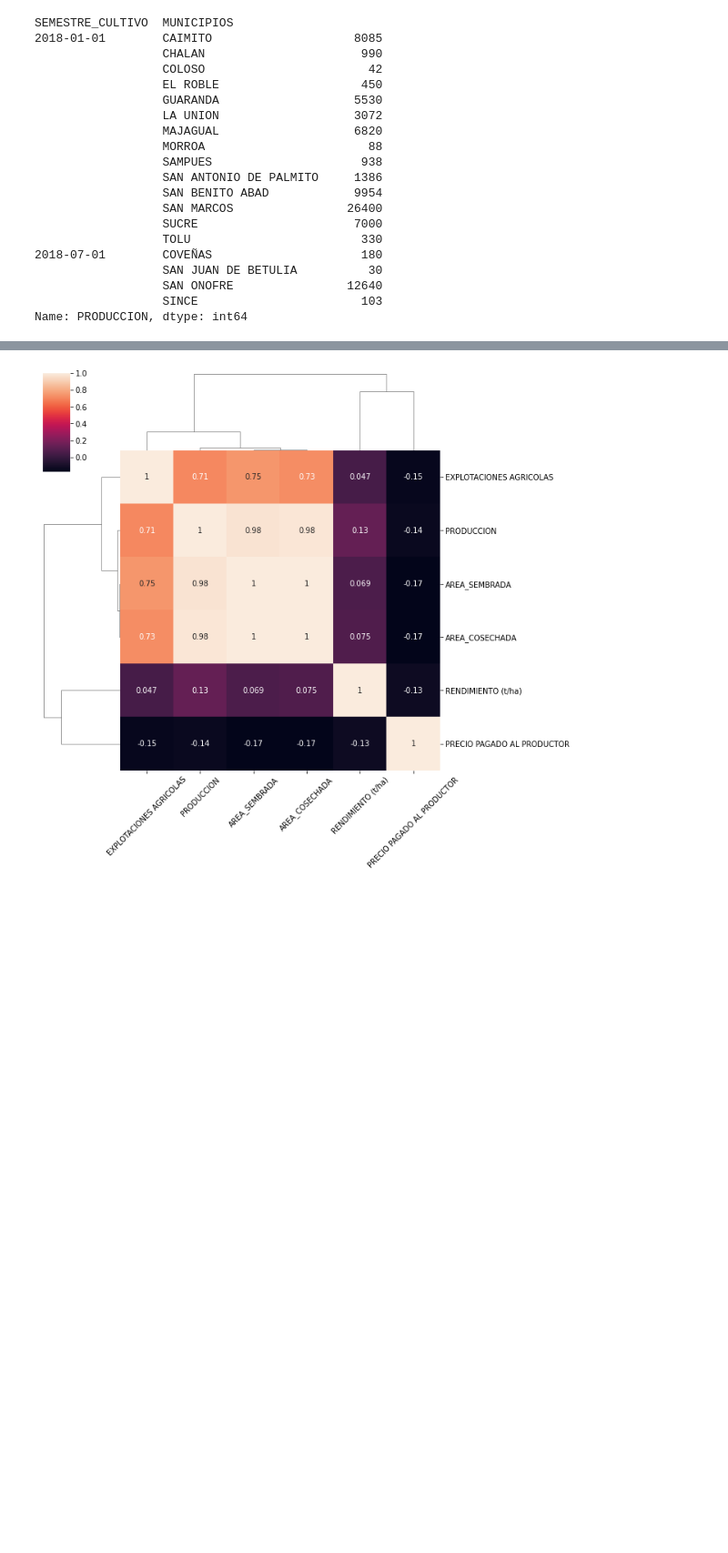
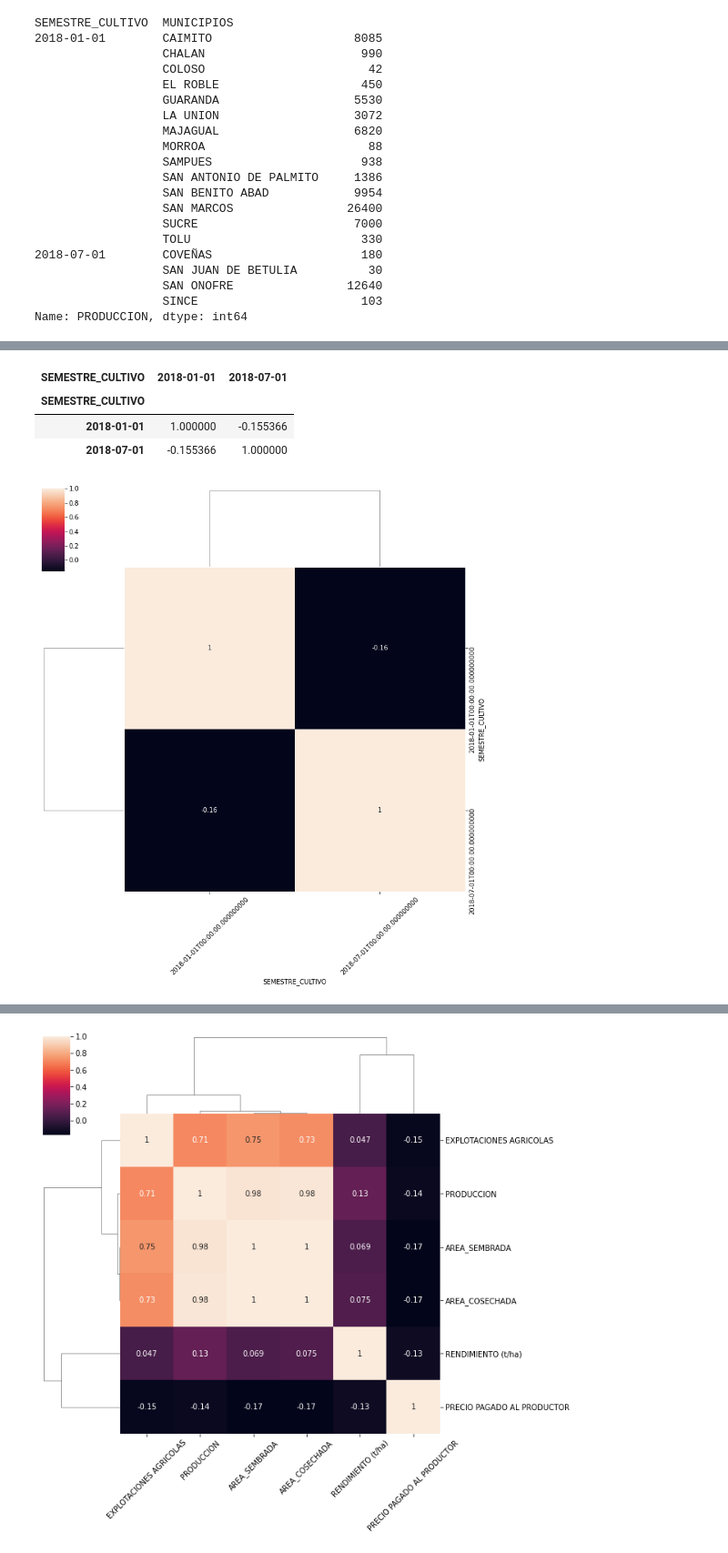
Before and after one commit to juarodriguezc/AlgorithmsUN2021I, a Jupyter notebook: Lab2/juarodriguezcscottsanderson.ipynb, the cells around one changed output, grey strips where cells are left out. Shown at 91% size. Drawn from its saved outputs; the diff is of its cells as text; code cells hidden in the pictures; blank space fills up the shorter version.

```diff
--- a/Lab2/juarodriguezcscottsanderson.ipynb
+++ b/Lab2/juarodriguezcscottsanderson.ipynb
@@ -2098,3 +2111,20 @@ SEMESTRE_CULTIVO                           ...
+# %%
+correlacion = multi3.corr()
+correlacion
+# %% [output]
+| SEMESTRE_CULTIVO | 2018-01-01 | 2018-07-01 |
+| SEMESTRE_CULTIVO |  |  |
+| 2018-01-01 | 1.000000 | -0.155366 |
+| 2018-07-01 | -0.155366 | 1.000000 |
+# %%
+import seaborn as sns
+grid = sns.clustermap(correlacion, annot=True)
+fig = grid.fig
+axes = fig.axes
+ax = axes[2]
+ax.set_xticklabels(ax.get_xticklabels(), rotation=45);
+# %% [output]
+[figure, added]
 # %%
 correlacion = sucre.corr()
 correlacion
```
Also changed, not shown: parts of 4 cells of this notebook.
